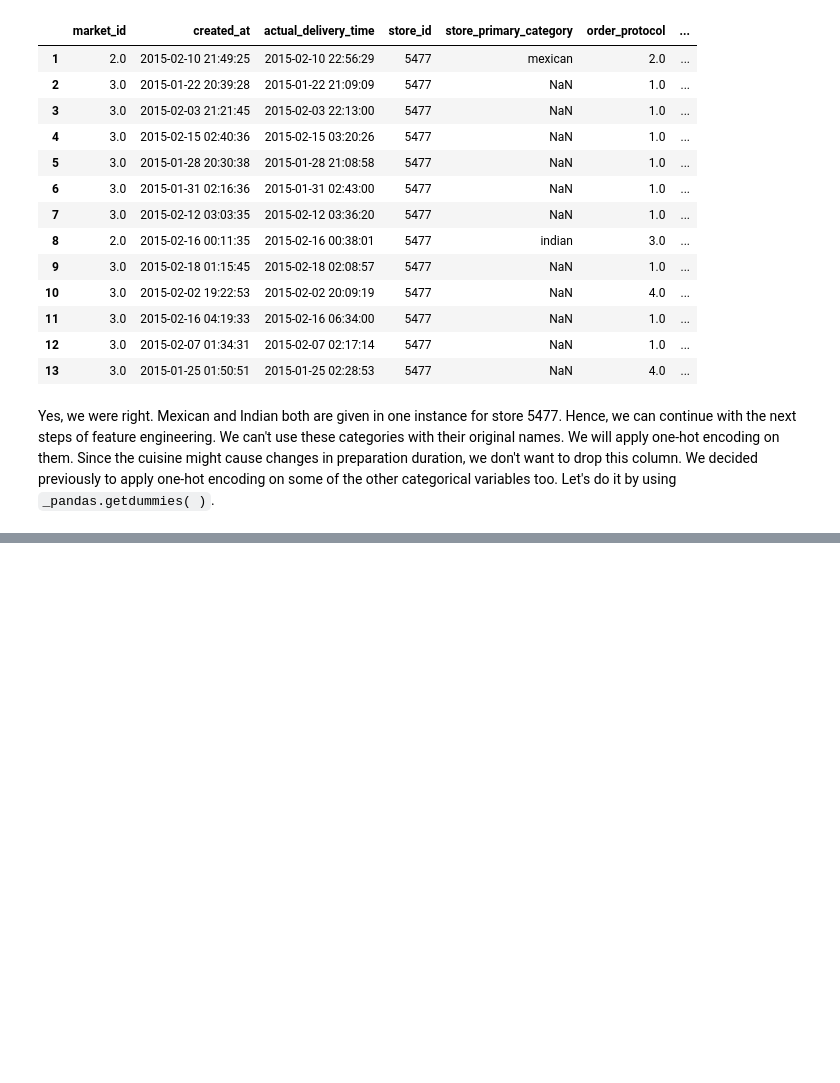
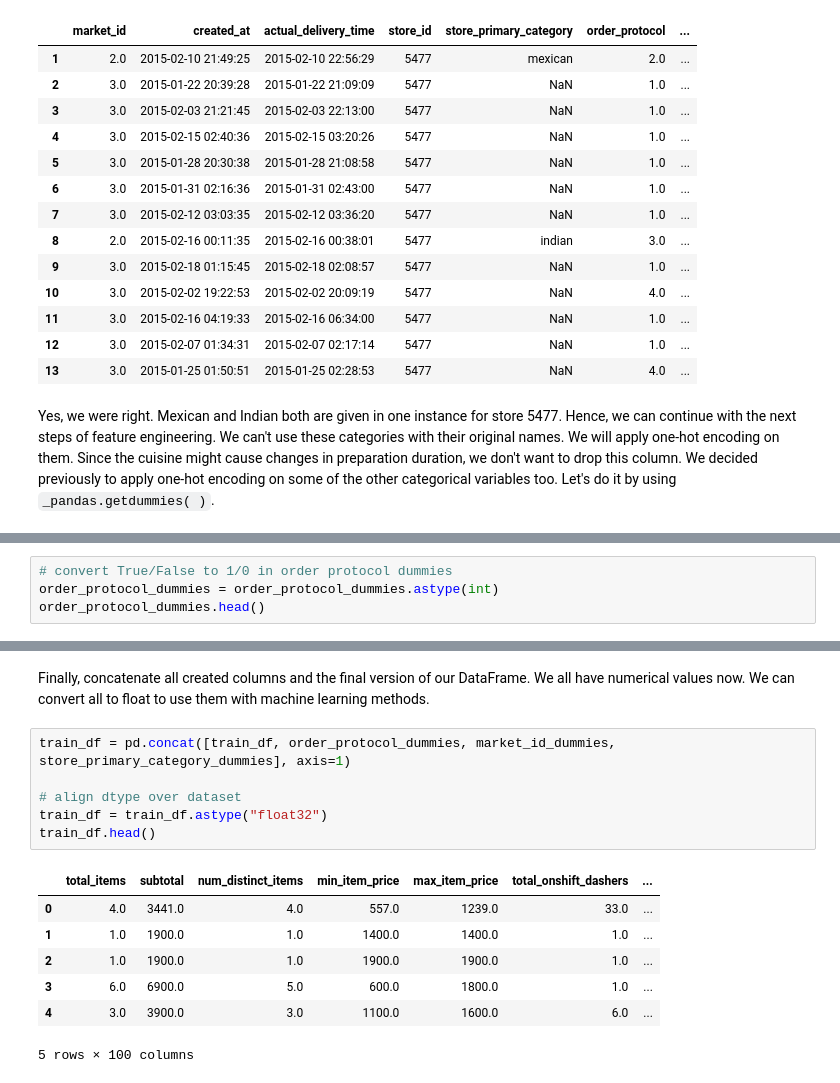
Before and after one commit to js3lliott/doordash, a Jupyter notebook: 01_EDA_Delivery_Prediction.ipynb, the cells around one changed output, grey strips where cells are left out. Saved outputs shown, nothing was run; the diff lists cells and outputs as text; blank space fills up the shorter version.

```diff
--- a/01_EDA_Delivery_Prediction.ipynb
+++ b/01_EDA_Delivery_Prediction.ipynb
@@ -178,0 +191,4 @@ Yes, we were right. Mexican and Indian both are given in one instance for store
+# %%
+# convert True/False to 1/0 in order protocol dummies
+order_protocol_dummies = order_protocol_dummies.astype(int)
+order_protocol_dummies.head()
@@ -178,0 +243,16 @@ Yes, we were right. Mexican and Indian both are given in one instance for store
+# %% [markdown]
+Finally, concatenate all created columns and the final version of our DataFrame. We all have numerical values now. We can convert all to float to use them with machine learning methods.
+# %%
+train_df = pd.concat([train_df, order_protocol_dummies, market_id_dummies, store_primary_category_dummies], axis=1)
+
+# align dtype over dataset
+train_df = train_df.astype("float32")
+train_df.head()
+# %% [output]
+|  | total_items | subtotal | num_distinct_items | min_item_price | max_item_price | total_onshift_dashers | ... |
+| 0 | 4.0 | 3441.0 | 4.0 | 557.0 | 1239.0 | 33.0 | ... |
+| 1 | 1.0 | 1900.0 | 1.0 | 1400.0 | 1400.0 | 1.0 | ... |
+| 2 | 1.0 | 1900.0 | 1.0 | 1900.0 | 1900.0 | 1.0 | ... |
+| 3 | 6.0 | 6900.0 | 5.0 | 600.0 | 1800.0 | 1.0 | ... |
+| 4 | 3.0 | 3900.0 | 3.0 | 1100.0 | 1600.0 | 6.0 | ... |
+5 rows × 100 columns
```
Also changed, not shown: parts of 13 cells of this notebook, 1 other file.
